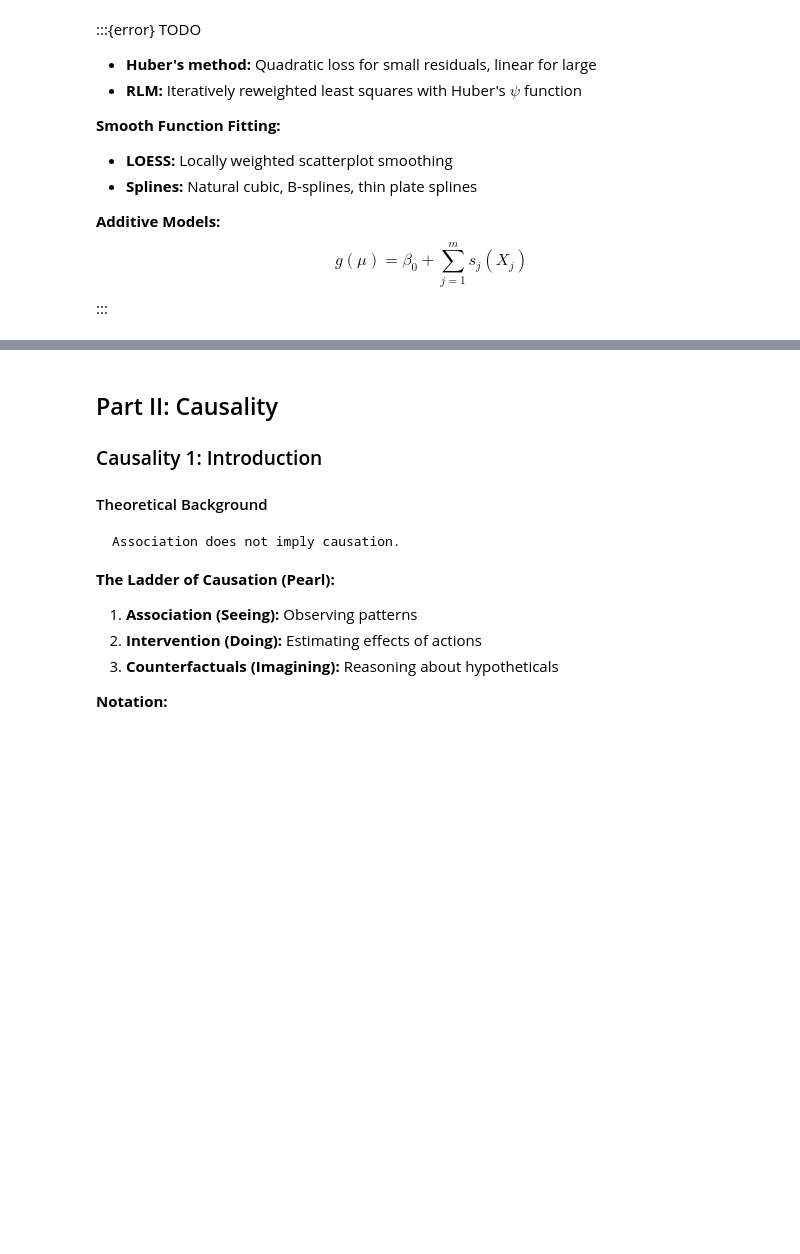
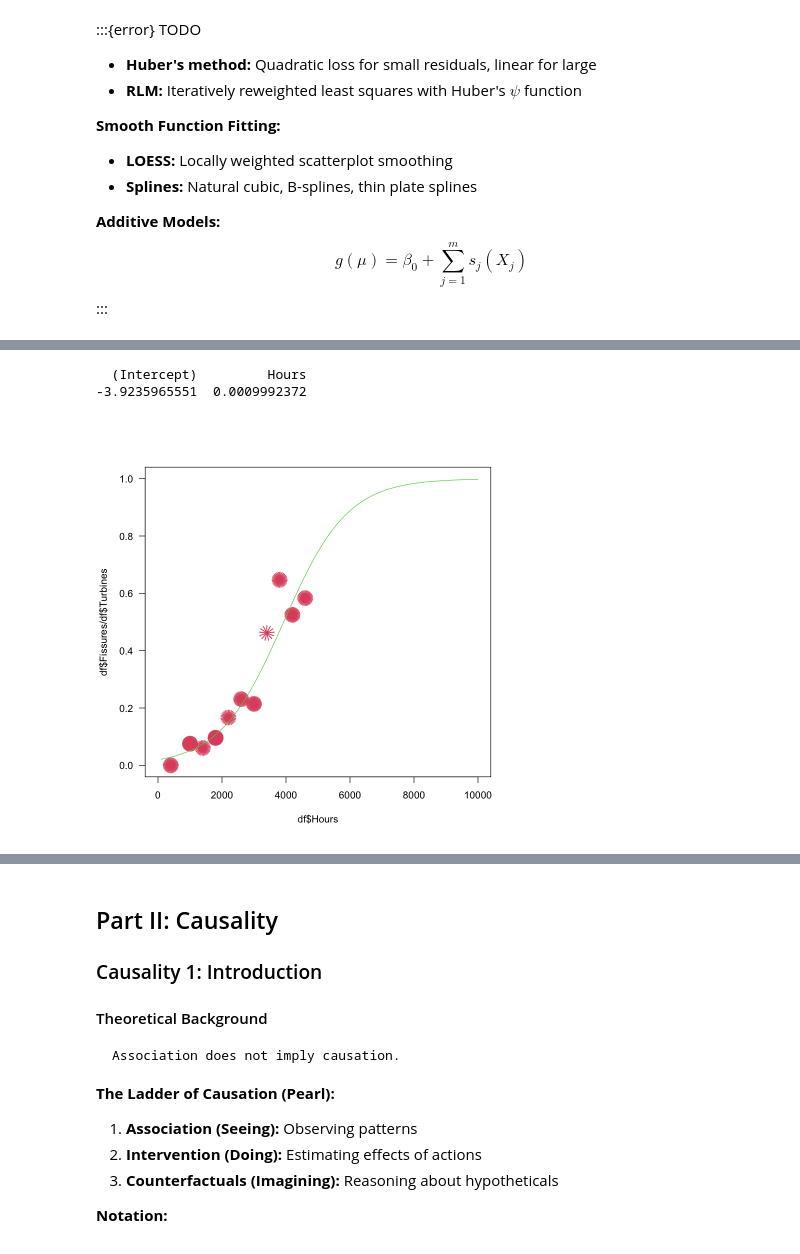
Before and after one commit to marbetschar/marco.betschart.name, a Jupyter notebook: projects/masters-degree-in-data-science/advanced-statistical-data-analysis.ipynb, the cells around one changed output, grey strips where cells are left out. Drawn from its saved outputs; the diff is of its cells as text; code cells hidden in the pictures; blank space fills up the shorter version.

Commit message:
Advanced Statistical Data Analysis

```diff
--- a/projects/masters-degree-in-data-science/advanced-statistical-data-analysis.ipynb
+++ b/projects/masters-degree-in-data-science/advanced-statistical-data-analysis.ipynb
@@ -266,0 +284,15 @@ $$g(\mu) = \beta_0 + \sum_{j=1}^m s_j(X_j)$$
+# %%
+df <- read.table("advanced-statistical-data-analysis/turbines.dat", header = TRUE)
+
+# glm format: glm(x ~ y, family=…, data=…)
+df.glm <- glm(cbind(Fissures, Turbines-Fissures) ~ Hours, family=binomial, data=df)
+coef(df.glm)
+
+df.p <- data.frame(Hours=seq(100, 10000, by=100))
+p.y <- predict(df.glm, newdata=N, type="response")
+sunflowerplot(x=df$Hours, y=df$Fissures/df$Turbines, las=1, number=df$Turbines, xlim=c(0, 10000), ylim=c(0,1))
+lines(p$Hours, p.y, col=3)
+# %% [output]
+  (Intercept)         Hours
+-3.9235965551  0.0009992372
+[figure, added]
```
Also changed, not shown: parts of 6 cells of this notebook, 1 other file.
